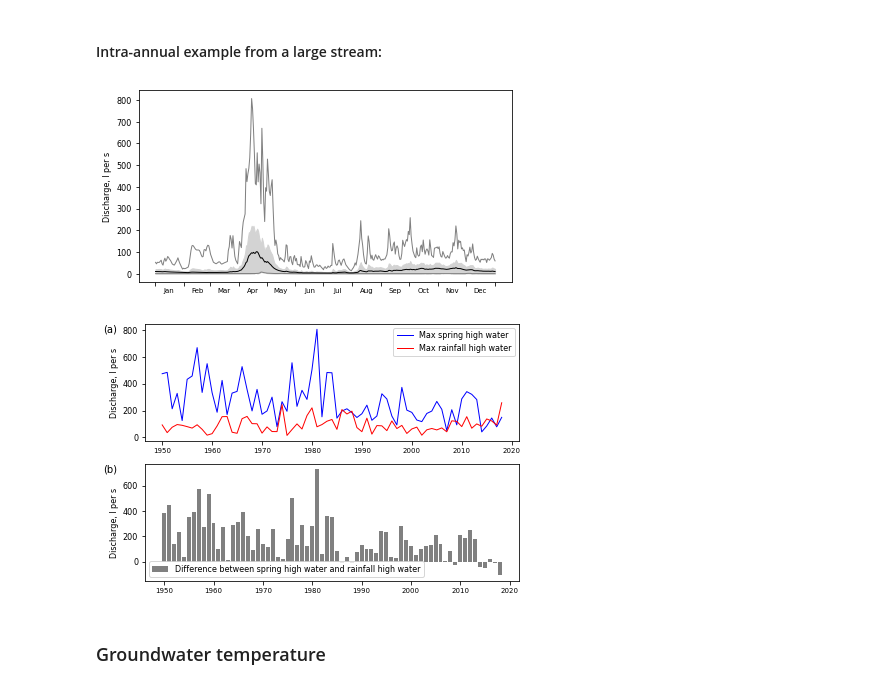
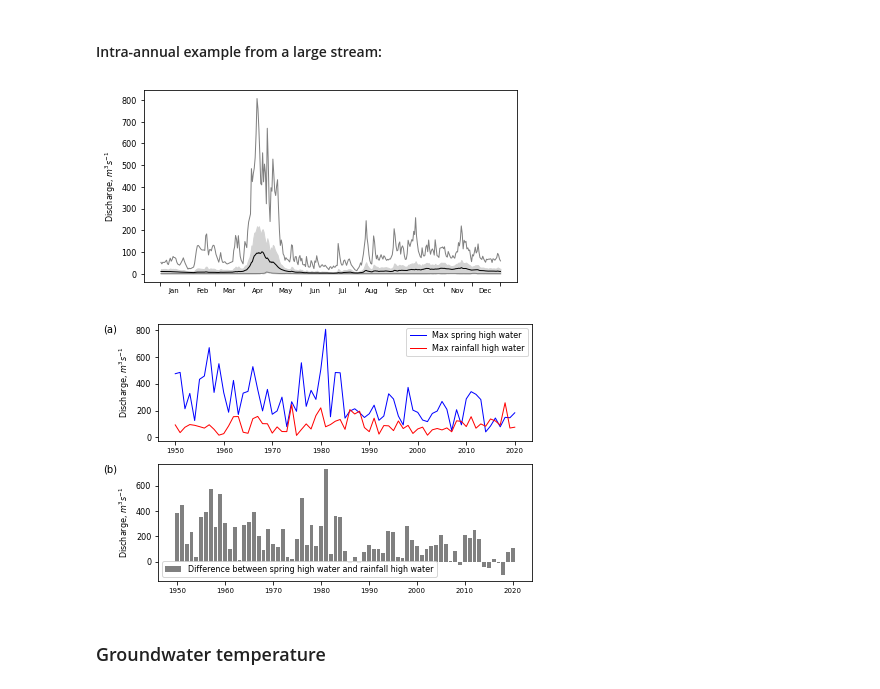
Before and after one commit to shi-hydrology/lammin-suo-plots, a Jupyter notebook: lammin_suo_plots.ipynb, the cells around one changed output. Saved outputs shown, nothing was run; the diff lists cells and outputs as text; code cells hidden in the pictures.

```diff
--- a/lammin_suo_plots.ipynb
+++ b/lammin_suo_plots.ipynb
@@ -924,68 +924,66 @@ plt.savefig(fig_path, dpi=300, transparent=False, facecolor="white")
 # %% [markdown]
 #### Intra-annual example from a large stream:
 # %%
-f = "1950-2018_runoff.csv"
+f = "water-discharge_daily_1950-2020.csv"
 
 fig, ax = plt.subplots()
 fig.set_size_inches(2*wu, 1.5*hu)
 
 tmp = prepare(os.path.join(work_dir, f))
+tmp = tmp.loc[tmp["SITE"] == "Southern"]
+tmp["DISCHARGE"] = tmp["DISCHARGE"] / 1000
 
-# RIV = "W1_RUNOFF"
-RIV = "S_RUNOFF"
+df = calc_intra_annual(tmp, "DISCHARGE")
+plot_intra_annual(df, ax)
+# ax.set_ylim([-2, 500])
 
-df = calc_intra_annual(tmp, RIV)
-plot_intra_annual(df, ax)
-# ax.plot(df.index, df["W1_RUNOFF"], color="k", linewidth=1)
-# ax.set_ylim([-2, 500])
-# ax.set_xlabel("Day of year")
 monthly_ticks(ax, crop=True)
-ax.set_ylabel("Discharge, l per s")
+ax.set_ylabel("Discharge, $m^3 s^{-1}$")
 # ax.legend()
 
 fig_path = os.path.join(fig_dir, "test_09.png")
 plt.savefig(fig_path, dpi=300, transparent=False, facecolor="white")
 # %% [output]
-[figure, old version]
+[figure, new version]
 # %%
-f = "1950-2018_runoff.csv"
+f = "water-discharge_daily_1950-2020.csv"
 
 fig, ax = plt.subplots(2, 1)
 fig.set_size_inches(2*wu, 2*hu)
 
 tmp = prepare(os.path.join(work_dir, f))
 tmp.sort_index(inplace=True)
 
-# RIV = "W1_RUNOFF"
-RIV = "S_RUNOFF"
+tmp = tmp.loc[tmp["SITE"] == "Southern"]
+tmp["DISCHARGE"] = tmp["DISCHARGE"] / 1000
 
 # spring max discharges:
 df = tmp.loc[(tmp.index.dayofyear >= 50) & (tmp.index.dayofyear < 135)]
 # print(df)
 max_df = df.groupby(df.index.year).max()
 # print(max_df)
-ax[0].plot(max_df.index, max_df[RIV], color="b", linewidth=1, label="Max spring high water")
+ax[0].plot(max_df.index, max_df["DISCHARGE"], color="b", linewidth=1, label="Max spring high water")
 
 # max summer discharges:
 df = tmp.loc[tmp.index.dayofyear >= 135]
 rain_df = df.groupby(df.index.year).max()
-ax[0].plot(rain_df.index, rain_df[RIV], color="r", linewidth=1, label="Max rainfall high water")
+ax[0].plot(rain_df.index, rain_df["DISCHARGE"], color="r", linewidth=1, label="Max rainfall high water")
 
-diff = max_df[RIV] - rain_df[RIV]
+diff = max_df["DISCHARGE"] - rain_df["DISCHARGE"]
 ax[1].bar(rain_df.index, diff, color="grey", linewidth=1, label="Difference between spring high water and rainfall high water")
 
-ax[0].set_ylabel("Discharge, l per s")
-ax[1].set_ylabel("Discharge, l per s")
+ax[0].set_ylabel("Discharge, $m^3 s^{-1}$")
+ax[1].set_ylabel("Discharge, $m^3 s^{-1}$")
 
 ax[0].legend()
 ax[1].legend(loc=3)
 
-mark_axes(ax, px=-0.075, py=1)
+mark_axes(ax, px=-0.11, py=1)
 
 fig_path = os.path.join(fig_dir, "test_10.png")
 plt.savefig(fig_path, dpi=300, transparent=False, facecolor="white")
 # %% [output]
-[figure, old version]
+[figure, new version]
 # %% [markdown]
 ### Groundwater temperature
 # %% [markdown]
```
Also changed, not shown: parts of 16 cells of this notebook, 32 other files.
